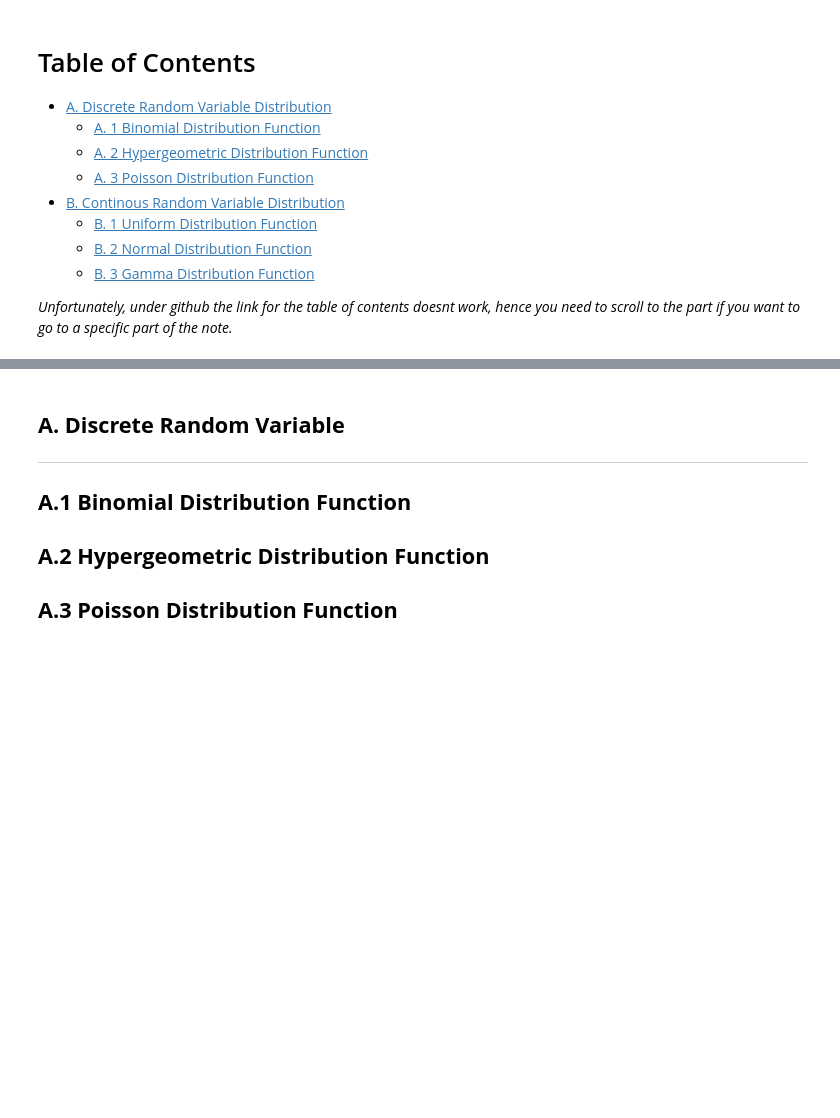
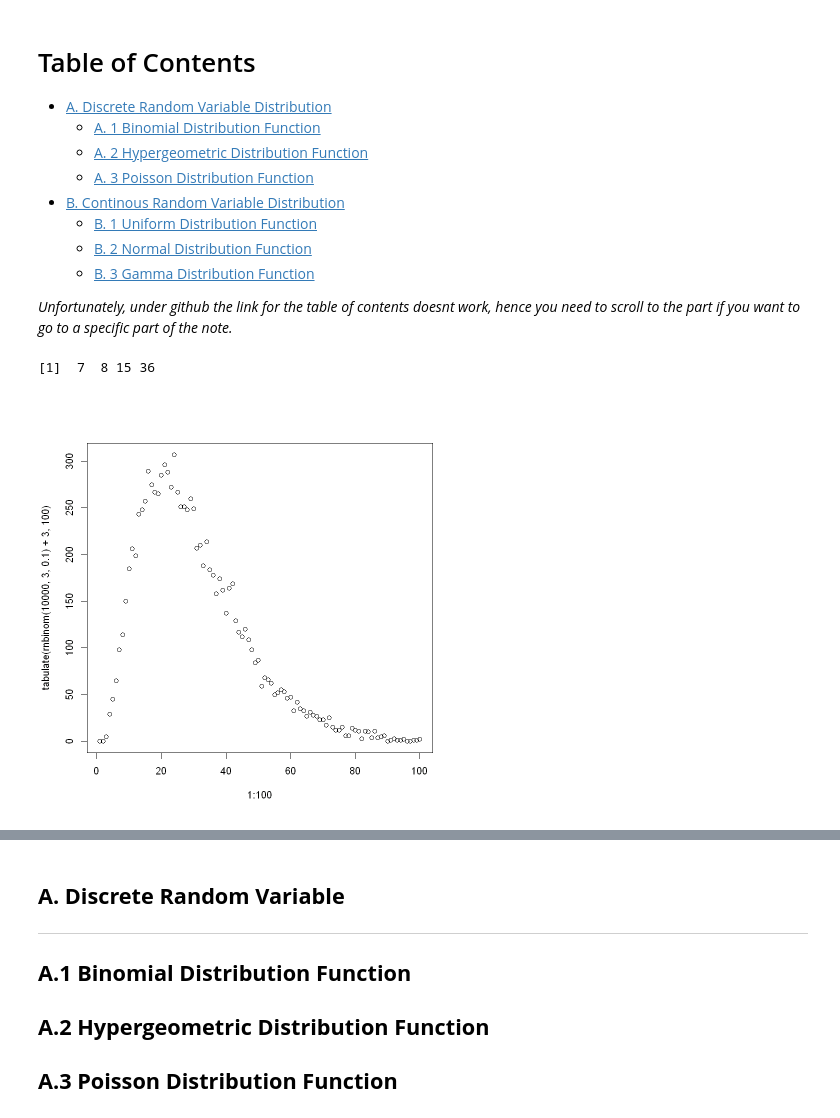
Before and after one commit to ansyaku/Statistika3_UGM_ipynb, a Jupyter notebook: Tugas Pertemuan 3 Statistika.ipynb, the cells around one changed output, grey strips where cells are left out. Cells and saved outputs as stored; diff of their text form; code cells hidden in the pictures; blank space fills up the shorter version.

```diff
--- a/Tugas Pertemuan 3 Statistika.ipynb
+++ b/Tugas Pertemuan 3 Statistika.ipynb
@@ -19,3 +19,13 @@
     - [B. 3 Gamma Distribution Function](#b.2)
 
 *Unfortunately, under github the link for the table of contents doesnt work, hence you need to scroll to the part if you want to go to a specific part of the note.*
+# %%
+support <- 1:40
+sample <- rbinom(length(support), 1, 0.1)
+support[sample==1]
+# %% [output]
+[1]  7  8 15 36
+# %%
+plot(1:100, tabulate(rnbinom(10000,3,0.1)+3,100))
+# %% [output]
+[figure, added]
```
Also changed, not shown: parts of 34 cells of this notebook, 1 other file.
